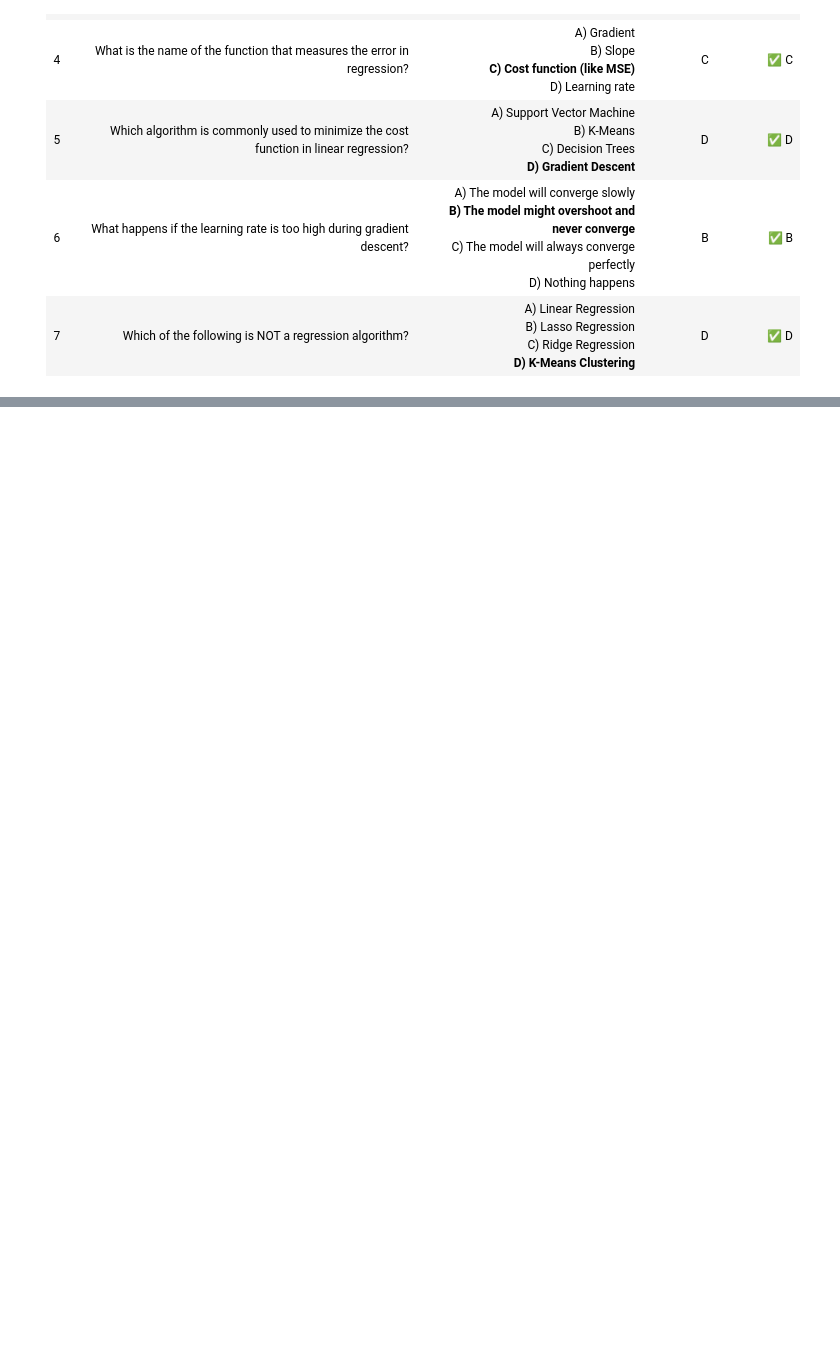
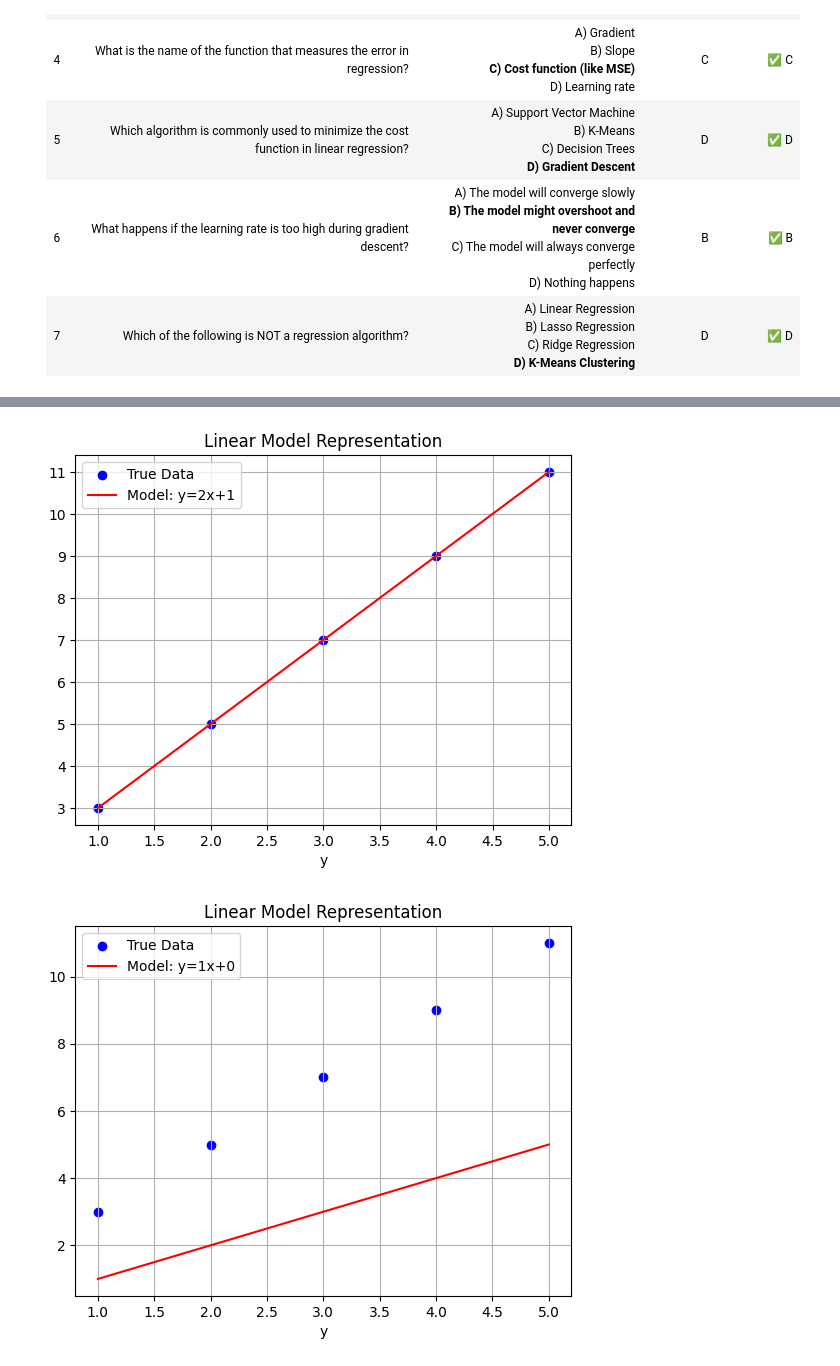
Before and after one commit to sIvanovKonstantyn/ml-marathon, a Jupyter notebook: task1/ml-course-1.ipynb, the cells around one changed output, grey strips where cells are left out. Cells and saved outputs as stored; diff of their text form; code cells hidden in the pictures; blank space fills up the shorter version.

```diff
--- a/task1/ml-course-1.ipynb
+++ b/task1/ml-course-1.ipynb
@@ -553,0 +606,28 @@ Optional lab: Gradient descent•60 minutes
+# %%
+import numpy as np
+import matplotlib.pyplot as plt
+
+def show_linear_model_representation(w, b):
+    x = np.array([1,2,3,4,5])
+    true_y = np.array([3,5,7,9,11])
+
+    def linear_model(x, w, b):
+        return w * x + b
+
+    predicted_y = linear_model(x, w, b)
+
+    plt.scatter(x, true_y, color="blue", label="True Data")
+    plt.plot(x, predicted_y, color="red", label=f"Model: y={w}x+{b}")
+    plt.xlabel("x")
+    plt.xlabel("y")
+    plt.legend()
+    plt.grid(True)
+    plt.title("Linear Model Representation")
+    plt.show()
+
+show_linear_model_representation(2, 1)
+show_linear_model_representation(1, 0)
+show_linear_model_representation(0, 1)
+# %% [output]
+[figure, added]
+[figure, added]
```
Also changed, not shown: parts of 9 cells of this notebook, 1 other file.
